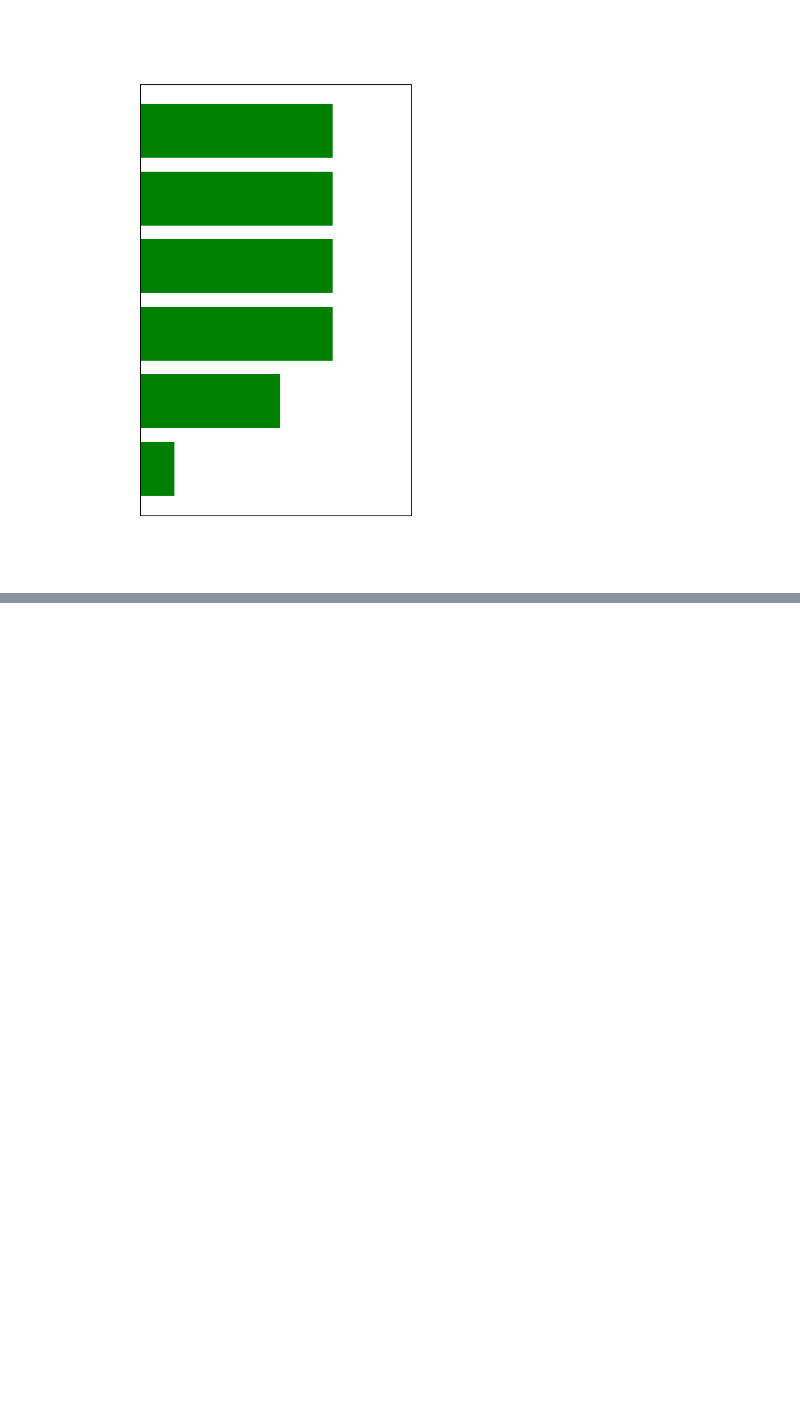
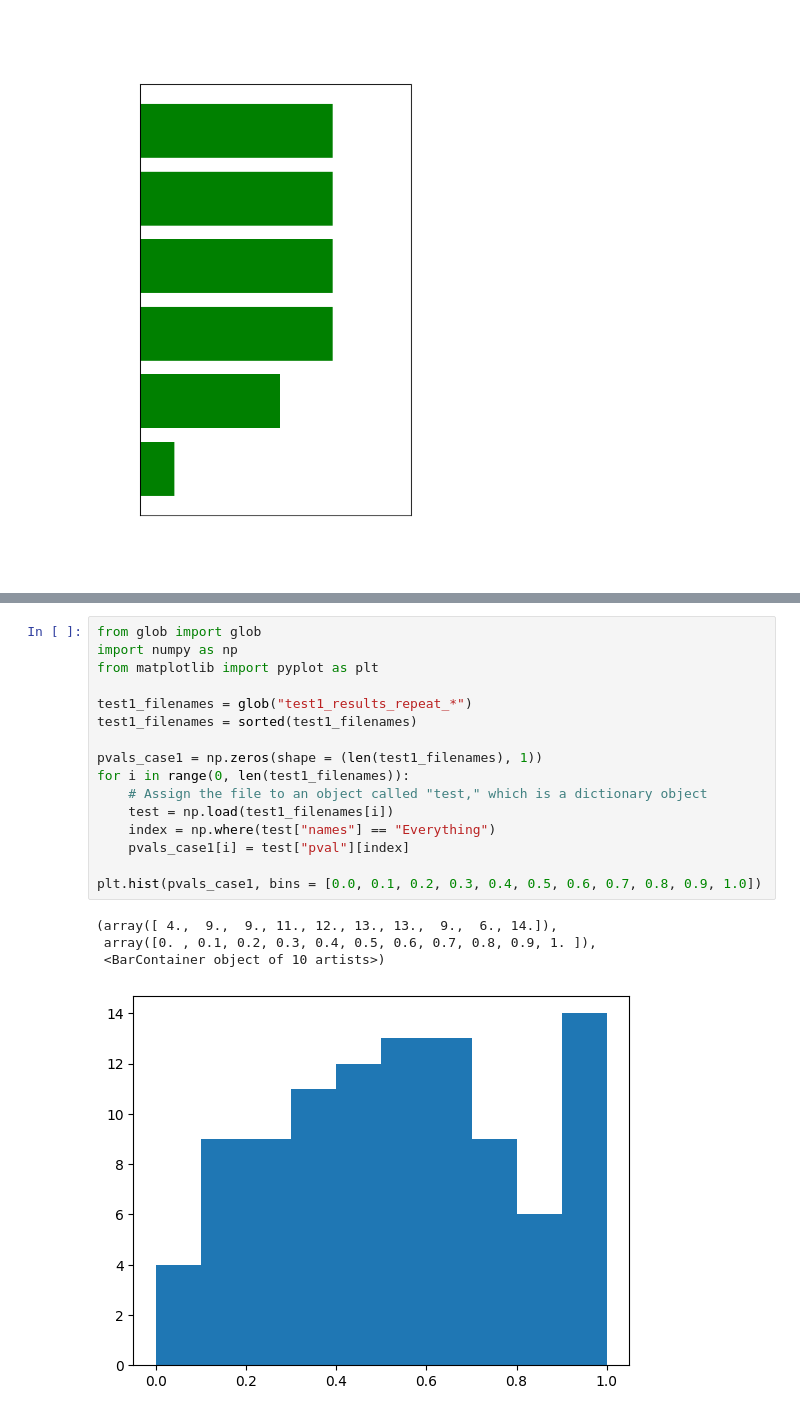
Before and after one commit to paige-lee/ontology_fwer, a Jupyter notebook: Code for real data/Drawing_Brain_Structures.ipynb, the cells around one changed output, grey strips where cells are left out. Cells and saved outputs as stored; diff of their text form; blank space fills up the shorter version.

```diff
--- a/Code for real data/Drawing_Brain_Structures.ipynb
+++ b/Code for real data/Drawing_Brain_Structures.ipynb
@@ -399,0 +406,21 @@ plt.yticks([])
+# %%
+from glob import glob
+import numpy as np
+from matplotlib import pyplot as plt
+
+test1_filenames = glob("test1_results_repeat_*")
+test1_filenames = sorted(test1_filenames)
+
+pvals_case1 = np.zeros(shape = (len(test1_filenames), 1))
+for i in range(0, len(test1_filenames)):
+    # Assign the file to an object called "test," which is a dictionary object
+    test = np.load(test1_filenames[i])
+    index = np.where(test["names"] == "Everything")
+    pvals_case1[i] = test["pval"][index]
+
+plt.hist(pvals_case1, bins = [0.0, 0.1, 0.2, 0.3, 0.4, 0.5, 0.6, 0.7, 0.8, 0.9, 1.0])
+# %% [output]
+(array([ 4.,  9.,  9., 11., 12., 13., 13.,  9.,  6., 14.]),
+ array([0. , 0.1, 0.2, 0.3, 0.4, 0.5, 0.6, 0.7, 0.8, 0.9, 1. ]),
+ <BarContainer object of 10 artists>)
+[figure, added]
```
Also changed, not shown: parts of 4 cells of this notebook.
